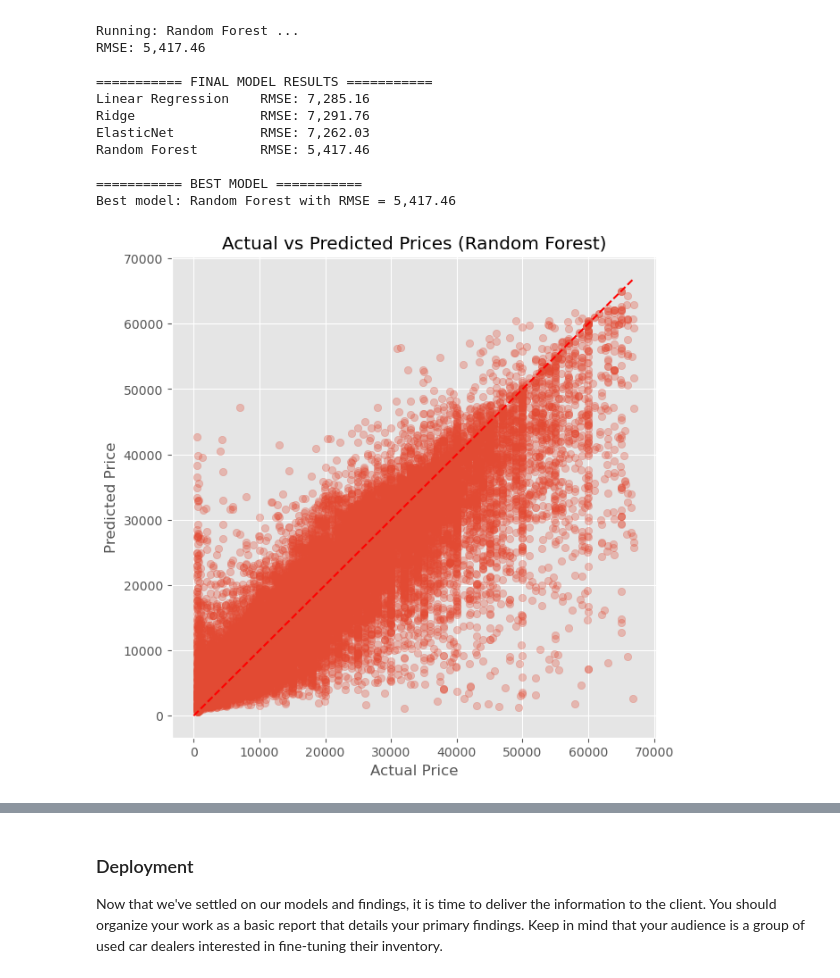
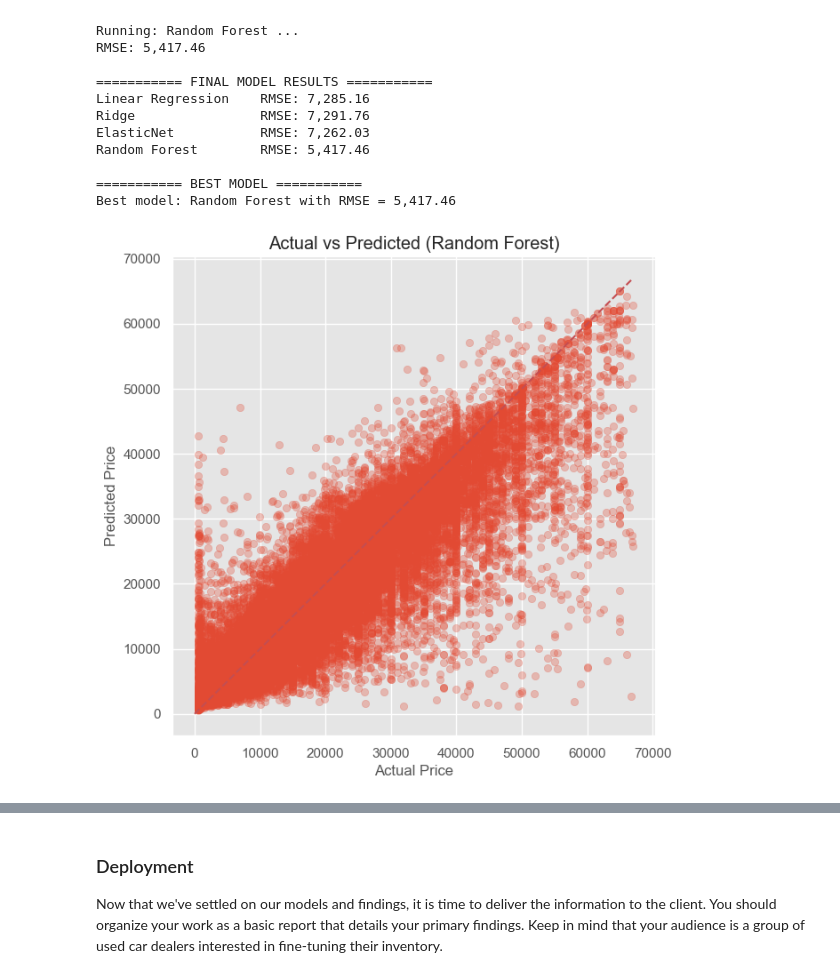
Before and after one commit to uvardan/Practical-Assignment-2, a Jupyter notebook: notebook.ipynb, the cells around one changed output, grey strips where cells are left out. Cells and saved outputs as stored; diff of their text form; code cells hidden in the pictures.

```diff
--- a/notebook.ipynb
+++ b/notebook.ipynb
@@ -37,11 +37,21 @@ import pandas as pd
 import numpy as np
 import matplotlib.pyplot as plt
 import seaborn as sns
-from sklearn.model_selection import train_test_split
-from sklearn.preprocessing import OneHotEncoder, StandardScaler
+from sklearn.model_selection import train_test_split, cross_val_score, GridSearchCV
+from sklearn.preprocessing import StandardScaler, OneHotEncoder
 from sklearn.compose import ColumnTransformer
 from sklearn.pipeline import Pipeline
 from sklearn.linear_model import LinearRegression, Ridge, ElasticNet
 from sklearn.ensemble import RandomForestRegressor
-from sklearn.metrics import mean_squared_error
+from sklearn.metrics import mean_squared_error, mean_absolute_error, r2_score, make_scorer
+import os
+
+sns.set(style="whitegrid")
+plt.style.use("ggplot")
+os.makedirs("plots", exist_ok=True)
+
+def save_plot(fig, filename):
+    fig.tight_layout()
+    fig.savefig(f"plots/{filename}", dpi=300)
+    plt.close(fig)
 # %%
@@ -368,17 +410,33 @@ Best model: Random Forest with RMSE = 5,417.46
 # Try Gradient Boosting Models as their RMSE is better than RainForest
 # Inclide Log Transform, as car prices are right skewed
 # %%
-# Predictions on test set (in actual $)
+# Convert the log-transformed test target values back to their original scale
 y_test_actual = np.expm1(y_test)
+
+# Generate predictions using the best model and convert them back to original scale
 y_pred_actual = np.expm1(best_model.predict(X_test))
 
-plt.figure(figsize=(7, 7))
+# Create a figure with dimensions 7x7 inches for the scatter plot
+plt.figure(figsize=(7,7))
+
+# Create a scatter plot comparing actual prices vs predicted prices
+# alpha=0.3 makes points semi-transparent to better visualize density where points overlap
 plt.scatter(y_test_actual, y_pred_actual, alpha=0.3)
-plt.plot([0, max(y_test_actual)], [0, max(y_test_actual)], 'r--')
 
+# Add a diagonal red dashed line representing perfect predictions (y=x line)
+# This line helps visualize how close predictions are to actual values
+plt.plot([0, max(y_test_actual)], [0, max(y_test_actual)], "r--")
+
+# Label the x-axis
 plt.xlabel("Actual Price")
+
+# Label the y-axis
 plt.ylabel("Predicted Price")
-plt.title(f"Actual vs Predicted Prices ({best_name})")
+
+# Add a title to the plot that includes the name of the best model
+plt.title(f"Actual vs Predicted ({best_name})")
+
+# Display the plot and clear the figure
 plt.show()
 # %% [output]
-[figure, old version]
+[figure, new version]
```
Also changed, not shown: parts of 11 cells of this notebook.
